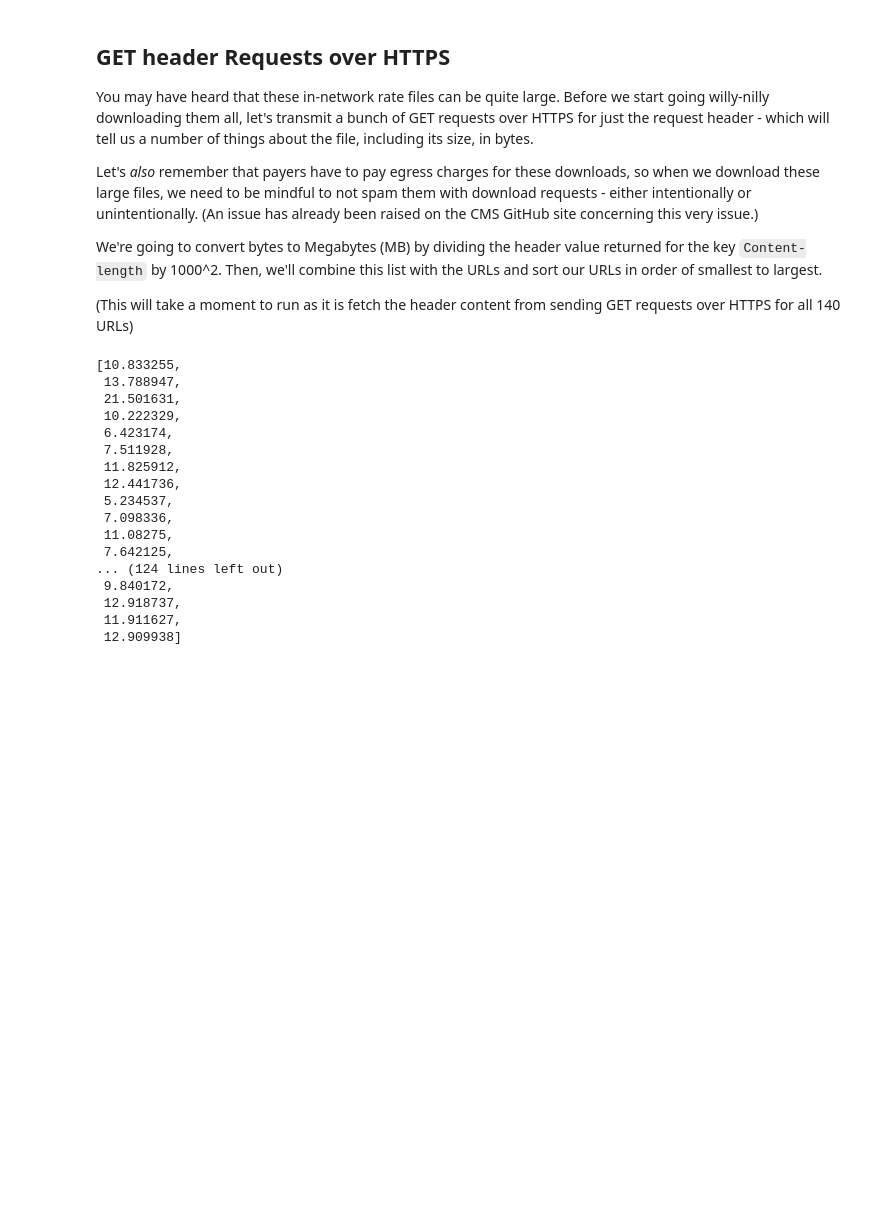
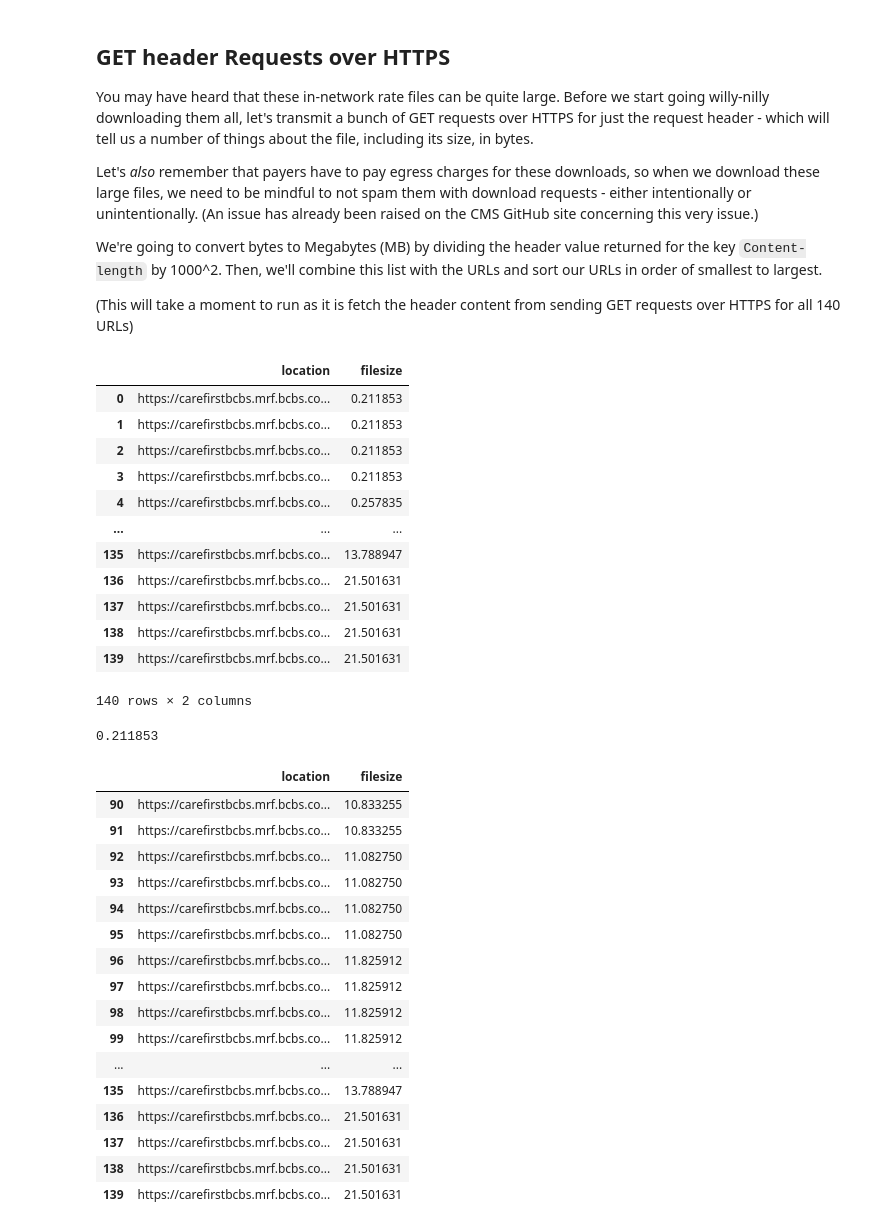
Before and after one commit to bentwheel/payer-price-transparency-tutorial, a Jupyter notebook: tic_in_network.ipynb, the cells around one changed output. Drawn from its saved outputs; the diff is of its cells as text; code cells hidden in the pictures; blank space fills up the shorter version.

```diff
--- a/tic_in_network.ipynb
+++ b/tic_in_network.ipynb
@@ -85,24 +83,46 @@ We're going to convert bytes to Megabytes (MB) by dividing the header value retu
 # %%
 import requests as rq
 
-#header_info = [rq.head(url).headers['Content-length'] for url in unique_infs]
-header_info_gb = [ int(hi) / (1000**2) for hi in header_info]
-display(header_info_gb)
+header_info = [rq.head(url).headers['Content-length'] for url in unique_infs]
+header_info_mb = [ int(hi) / (1000**2) for hi in header_info]
+
+unique_inf_urls = pd.DataFrame()
+unique_inf_urls['location'] = unique_infs
+unique_inf_urls['filesize'] = header_info_mb
+unique_inf_urls = unique_inf_urls.sort_values(by=['filesize']).reset_index(drop=True)
+display(unique_inf_urls)
 # %% [output]
+|  | location | filesize |
+| 0 | https://carefirstbcbs.mrf.bcbs.co... | 0.211853 |
+| 1 | https://carefirstbcbs.mrf.bcbs.co... | 0.211853 |
+| 2 | https://carefirstbcbs.mrf.bcbs.co... | 0.211853 |
+| 3 | https://carefirstbcbs.mrf.bcbs.co... | 0.211853 |
+| 4 | https://carefirstbcbs.mrf.bcbs.co... | 0.257835 |
+| ... | ... | ... |
+| 135 | https://carefirstbcbs.mrf.bcbs.co... | 13.788947 |
+| 136 | https://carefirstbcbs.mrf.bcbs.co... | 21.501631 |
+| 137 | https://carefirstbcbs.mrf.bcbs.co... | 21.501631 |
+| 138 | https://carefirstbcbs.mrf.bcbs.co... | 21.501631 |
+| 139 | https://carefirstbcbs.mrf.bcbs.co... | 21.501631 |
-[10.833255,
- 13.788947,
- 21.501631,
- 10.222329,
- 6.423174,
- 7.511928,
- 11.825912,
- 12.441736,
- 5.234537,
- 7.098336,
- 11.08275,
- 7.642125,
-... (124 lines left out)
- 9.840172,
- 12.918737,
- 11.911627,
- 12.909938]
+140 rows × 2 columns
+0.211853
+# %%
+display(unique_inf_urls.tail(n=50))
+# %% [output]
+|  | location | filesize |
+| 90 | https://carefirstbcbs.mrf.bcbs.co... | 10.833255 |
+| 91 | https://carefirstbcbs.mrf.bcbs.co... | 10.833255 |
+| 92 | https://carefirstbcbs.mrf.bcbs.co... | 11.082750 |
+| 93 | https://carefirstbcbs.mrf.bcbs.co... | 11.082750 |
+| 94 | https://carefirstbcbs.mrf.bcbs.co... | 11.082750 |
+| 95 | https://carefirstbcbs.mrf.bcbs.co... | 11.082750 |
+| 96 | https://carefirstbcbs.mrf.bcbs.co... | 11.825912 |
+| 97 | https://carefirstbcbs.mrf.bcbs.co... | 11.825912 |
+| 98 | https://carefirstbcbs.mrf.bcbs.co... | 11.825912 |
+| 99 | https://carefirstbcbs.mrf.bcbs.co... | 11.825912 |
+| ... | ... | ... |
+| 135 | https://carefirstbcbs.mrf.bcbs.co... | 13.788947 |
+| 136 | https://carefirstbcbs.mrf.bcbs.co... | 21.501631 |
+| 137 | https://carefirstbcbs.mrf.bcbs.co... | 21.501631 |
+| 138 | https://carefirstbcbs.mrf.bcbs.co... | 21.501631 |
+| 139 | https://carefirstbcbs.mrf.bcbs.co... | 21.501631 |
```
Also changed, not shown: parts of 5 cells of this notebook.
